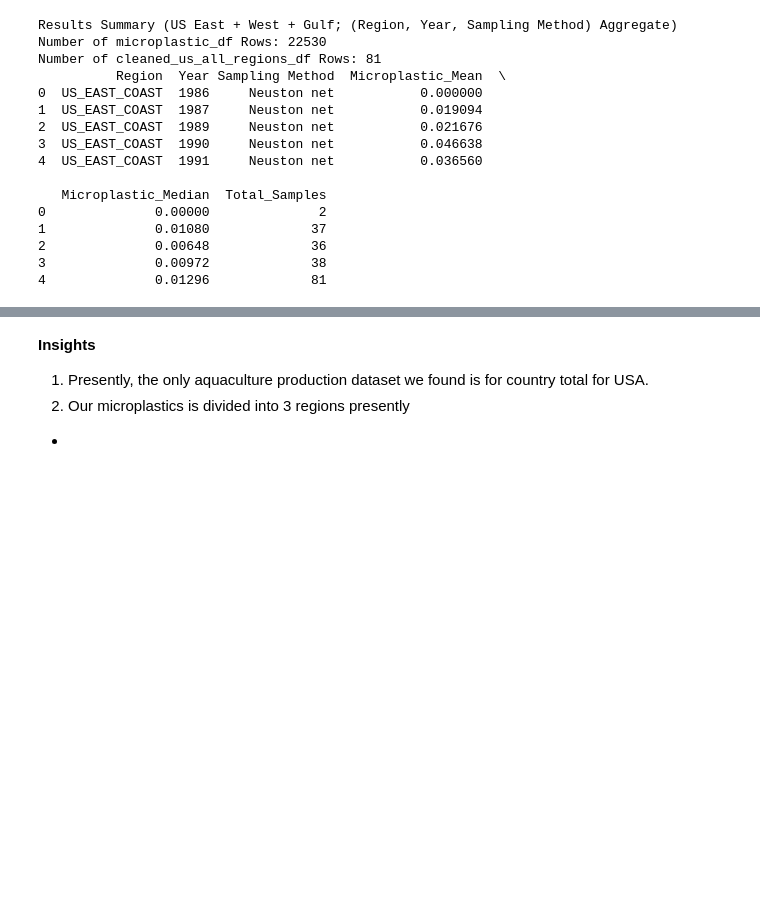
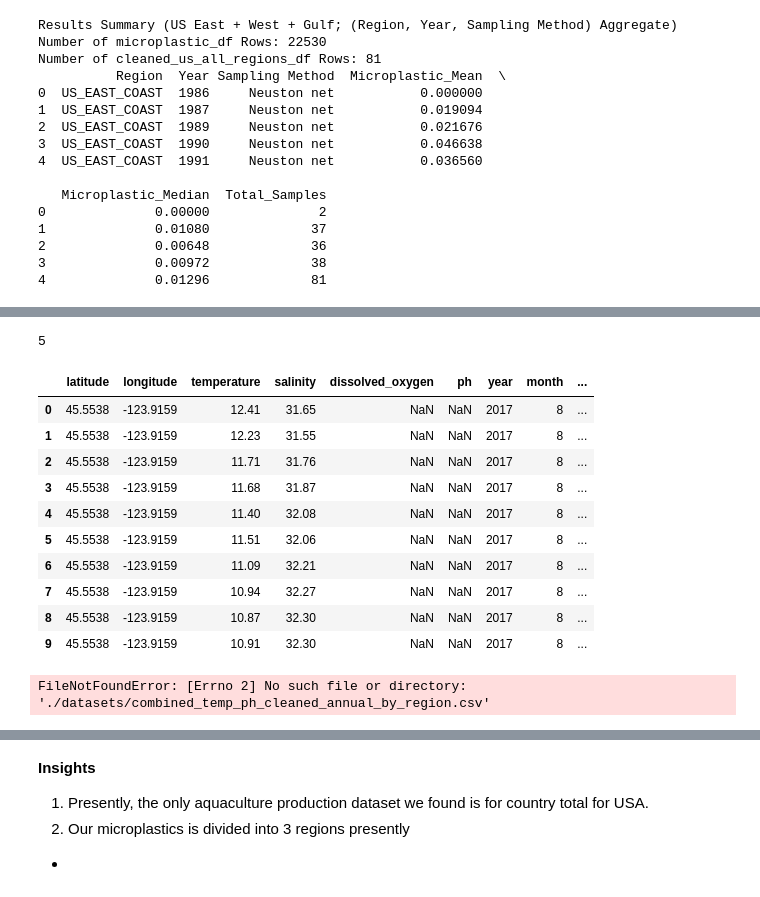
Before and after one commit to Xuanniee/BC3412-Business-Analytics-Consult-Group-Project, a Jupyter notebook: us_data_exploration.ipynb, the cells around one changed output, grey strips where cells are left out. Drawn from its saved outputs; the diff is of its cells as text; code cells hidden in the pictures; blank space fills up the shorter version.

```diff
--- a/us_data_exploration.ipynb
+++ b/us_data_exploration.ipynb
@@ -422,0 +642,14 @@ Number of cleaned_us_all_regions_df Rows: 81
+# %%
+# Aggregate to determine median and mean temp based on (region, year)
+ocean_df = (
+    ocean_df.dropna(subset=["year", "assigned_region"])
+    .groupby(["assigned_region", "year"], as_index=False)
+    .agg(
+        temp_mean=("temperature", "mean"),
+        temp_median=("temperature", "median"),
+        temp_samples=("temperature", "count"),
+    )
+    .sort_values(["assigned_region", "year"])
+)
+
+ocean_df.head(10)
@@ -422,0 +663,66 @@ Number of cleaned_us_all_regions_df Rows: 81
+# %%
+print(len(ocean_df))
+# %% [output]
+5
+# %%
+# Filter to keep useful cols
+useful_cols = [
+    "latitude",
+    "longitude",
+    "temperature",
+    "salinity",
+    "dissolved_oxygen",
+    "ph",
+    "year",
+    "month",
+    "assigned_region",
+]
+cols_keep = [c for c in useful_cols if c in ocean_df.columns]
+
+# Create a copy
+cleaned_ocean_df = ocean_df[cols_keep].copy()
+
+# (Optional) Cast the remaining numeric columns too
+for c in ["dissolved_oxygen", "ph"]:
+    if c in cleaned_ocean_df.columns:
+        cleaned_ocean_df[c] = pd.to_numeric(cleaned_ocean_df[c], errors="coerce")
+
+cleaned_ocean_df.head(10)
+# %% [output]
+|  | latitude | longitude | temperature | salinity | dissolved_oxygen | ph | year | month | ... |
+| 0 | 45.5538 | -123.9159 | 12.41 | 31.65 | NaN | NaN | 2017 | 8 | ... |
+| 1 | 45.5538 | -123.9159 | 12.23 | 31.55 | NaN | NaN | 2017 | 8 | ... |
+| 2 | 45.5538 | -123.9159 | 11.71 | 31.76 | NaN | NaN | 2017 | 8 | ... |
+| 3 | 45.5538 | -123.9159 | 11.68 | 31.87 | NaN | NaN | 2017 | 8 | ... |
+| 4 | 45.5538 | -123.9159 | 11.40 | 32.08 | NaN | NaN | 2017 | 8 | ... |
+| 5 | 45.5538 | -123.9159 | 11.51 | 32.06 | NaN | NaN | 2017 | 8 | ... |
+| 6 | 45.5538 | -123.9159 | 11.09 | 32.21 | NaN | NaN | 2017 | 8 | ... |
+| 7 | 45.5538 | -123.9159 | 10.94 | 32.27 | NaN | NaN | 2017 | 8 | ... |
+| 8 | 45.5538 | -123.9159 | 10.87 | 32.30 | NaN | NaN | 2017 | 8 | ... |
+| 9 | 45.5538 | -123.9159 | 10.91 | 32.30 | NaN | NaN | 2017 | 8 | ... |
+# %%
+ocean_df = pd.read_csv("./datasets/combined_temp_ph_cleaned_annual_by_region.csv")
+
+# Rename cols
+ocean_df.columns = [c.strip().lower().replace(" ", "_") for c in ocean_df.columns]
+
+# Cast col to numeric where necessary
+ocean_df["year"] = pd.to_numeric(ocean_df["year"], errors="coerce").astype("Int64")
+numeric_cols = [
+    "temperature", "salinity", "latitude", "longitude",
+]
+for c in numeric_cols:
+    if c in ocean_df.columns:
+        ocean_df[c] = pd.to_numeric(ocean_df[c], errors="coerce")
+
+# Assign a region to it
+ocean_df["assigned_region"] = ocean_df["assigned_region"].astype("string")
+
+
+# merged_all3 = aquaculture_df.merge(
+#     ocean_df,
+#     on=["year", "assigned_region"],
+#     how="left"
+# )
+# %% [output]
+FileNotFoundError: [Errno 2] No such file or directory: './datasets/combined_temp_ph_cleaned_annual_by_region.csv'
```
Also changed, not shown: parts of 46 cells of this notebook.
